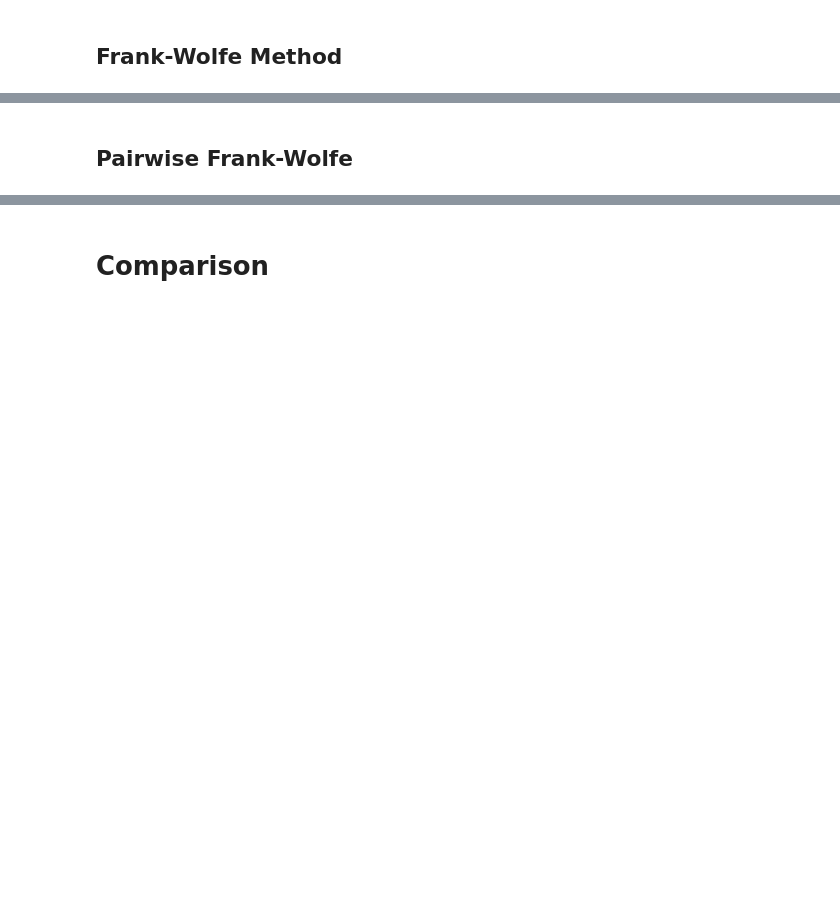
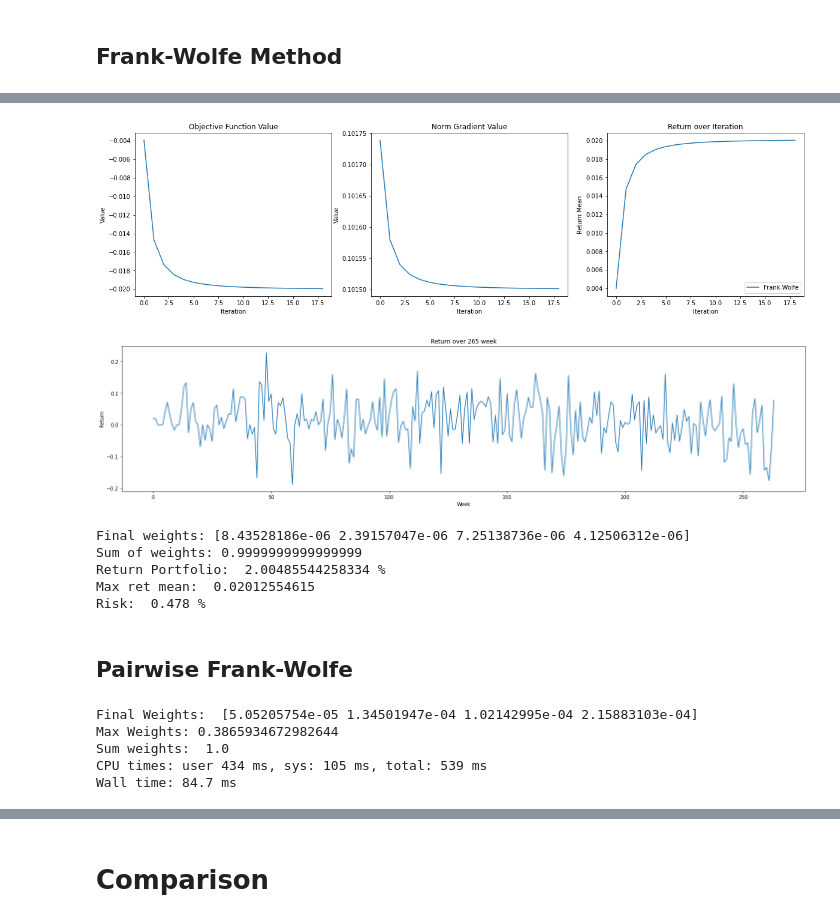
Before and after one commit to RobEngin/Methods-for-Portfolio-Optimization, a Jupyter notebook: opt-project.ipynb, the cells around one changed output, grey strips where cells are left out. Cells and saved outputs as stored; diff of their text form; code cells hidden in the pictures; blank space fills up the shorter version.

```diff
--- a/opt-project.ipynb
+++ b/opt-project.ipynb
@@ -15,7 +13,7 @@ import numpy as np
 import scipy
 # %%
 PORTFOLIOS = ["EUROSTOXX_50", "FTSE_100", "MIBTEL_295", "SP_500", "NASDAQ"]
-PORTFOLIO = PORTFOLIOS[0] #CHANGE
+PORTFOLIO = PORTFOLIOS[3] #CHANGE
 RISK_AVERSION = 0.02
 # %%
 # Read the text file
@@ -136,10 +134,3 @@ def generate_random_array(n):
     total = np.sum(random_nums)
     random_array = random_nums / total
     return random_array
-
-e = np.ones((nStocks, 1))
-weights = generate_random_array(nStocks)
-
-print(f"B: {np.dot(e.T, weights)}")
-print(sum(weights))
-np.all(weights > 0)
@@ -150,6 +137,3 @@ True
-# %%
-weights = np.random.random(2)
-weights /= np.sum(weights)
 # %% [markdown]
 ## Markovitz Efficient Frontier
 # %%
@@ -651,35 +642,46 @@ plt.ylabel('Value')
 # Norm Gradient Values
 plt.subplot(1, 3, 2)
 plt.plot(grad_values_fw)
 plt.title('Norm Gradient Value')
 plt.xlabel('Iteration')
 plt.ylabel('Value')
 
 plt.subplot(1, 3, 3)
 plt.plot(returns_iteration_fw, label='Frank-Wolfe')
 #plt.plot(solval_k5[0], label='Solution Retuns')
 plt.title('Return over Iteration')
 plt.xlabel('Iteration')
 plt.ylabel('Return Mean')
 plt.legend()
 
 # Return over 264 weeks
-#ret_mean_weeks_fw = np.dot(ret_time, weights)
+ret_mean_weeks_fw = np.dot(ret_time, weights)
 
 plt.figure(figsize=(20, 5))
-#plt.plot(ret_mean_weeks_fw)
+plt.plot(ret_mean_weeks_fw)
 plt.title('Return over 265 week')
 plt.xlabel('Week')
 plt.ylabel('Return')
 
 plt.tight_layout()
 plt.show()
 
 ret_mean_fw = checkMeanRet(weights) * 100
+risk_fw = np.dot(weights.T, np.dot(cov, weights))*100
+
 print("Final weights:", weights[:4])
 print("Sum of weights:", np.sum(weights))
 print('Return Portfolio: ', ret_mean_fw, "%")
 print('Max ret mean: ', np.max(ret_mean))
+print("Risk: ", np.round(risk_fw,3), "%")
+# %% [output]
+[figure, added]
+[figure, added]
+Final weights: [8.43528186e-06 2.39157047e-06 7.25138736e-06 4.12506312e-06]
+Sum of weights: 0.9999999999999999
+Return Portfolio:  2.00485544258334 %
+Max ret mean:  0.02012554615
+Risk:  0.478 %
 # %% [markdown]
 ## Pairwise Frank-Wolfe
 # %%
@@ -747,6 +749,12 @@ for itr in range(1, ITERATIONS):
 print("Final Weights: ", weights[:4])
 print(f"Max Weights: {np.max(weights)}")
 print("Sum weights: ", np.sum(weights))
+# %% [output]
+Final Weights:  [5.05205754e-05 1.34501947e-04 1.02142995e-04 2.15883103e-04]
+Max Weights: 0.3865934672982644
+Sum weights:  1.0
+CPU times: user 434 ms, sys: 105 ms, total: 539 ms
+Wall time: 84.7 ms
 # %%
 data = {
     'Returns': returns_iteration_pairwise,
```
Also changed, not shown: parts of 15 cells of this notebook.
